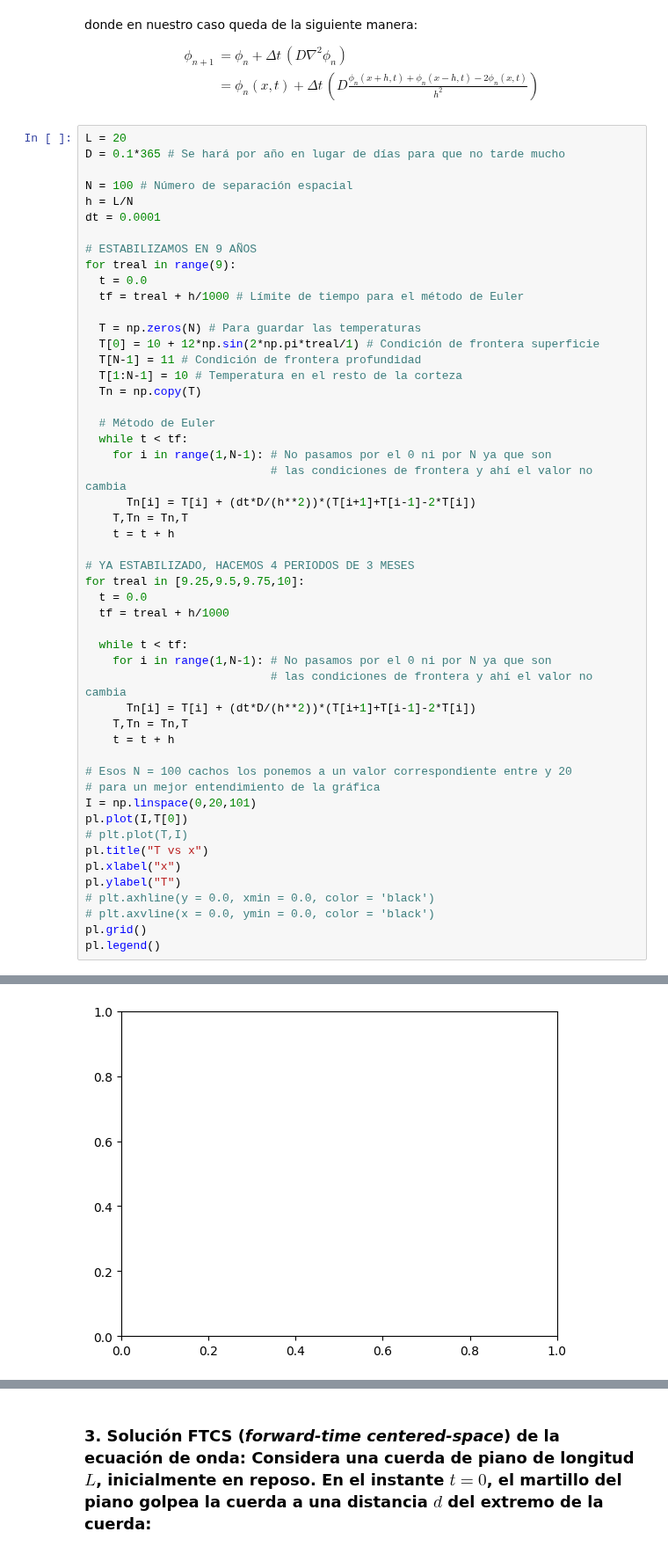
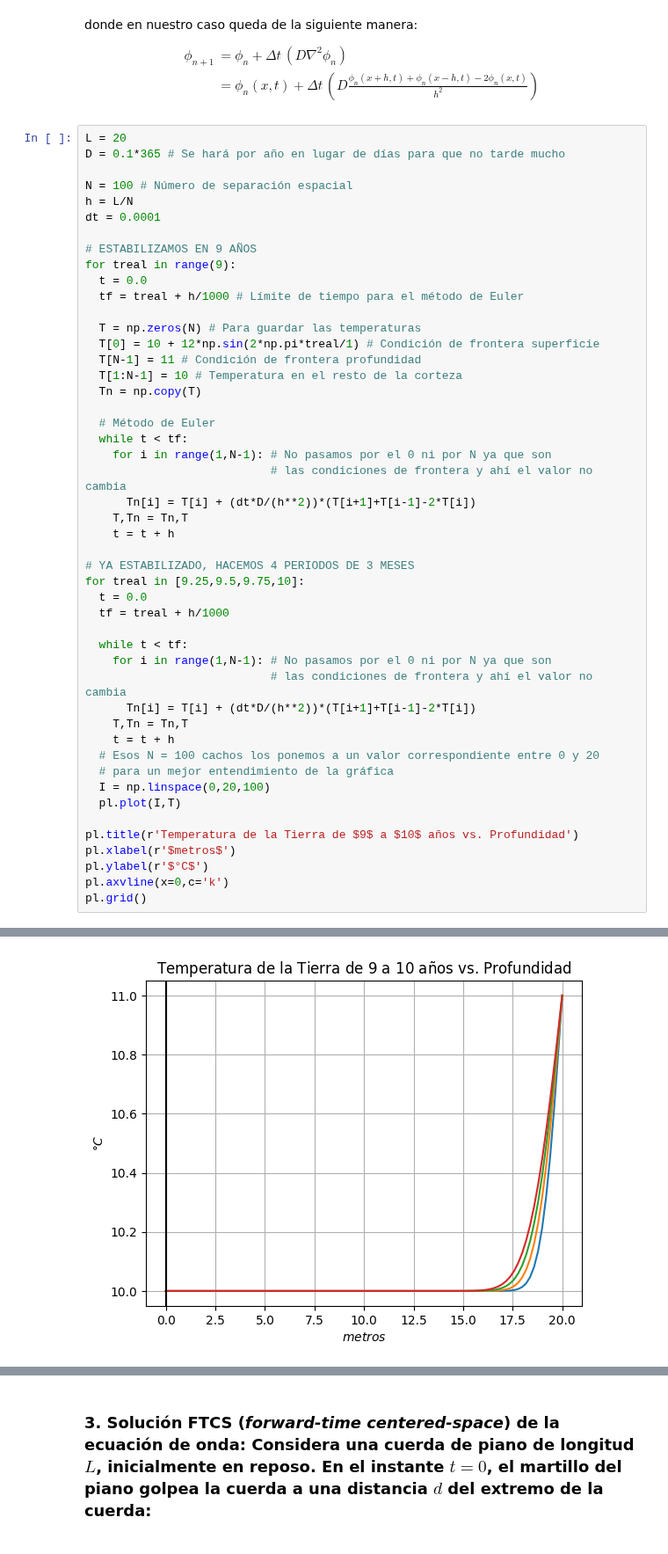
Before and after one commit to Alexi5omg/CLASE, a Jupyter notebook: Tareas/Práctica_6.ipynb, the cells around one changed output, grey strips where cells are left out. Shown at 88% size. Cells and saved outputs as stored; diff of their text form.

```diff
--- a/Tareas/Práctica_6.ipynb
+++ b/Tareas/Práctica_6.ipynb
@@ -173,17 +173,14 @@ for treal in [9.25,9.5,9.75,10]:
       Tn[i] = T[i] + (dt*D/(h**2))*(T[i+1]+T[i-1]-2*T[i])
     T,Tn = Tn,T
     t = t + h
+  # Esos N = 100 cachos los ponemos a un valor correspondiente entre 0 y 20
+  # para un mejor entendimiento de la gráfica
+  I = np.linspace(0,20,100)
+  pl.plot(I,T)
 
-# Esos N = 100 cachos los ponemos a un valor correspondiente entre y 20
-# para un mejor entendimiento de la gráfica
-I = np.linspace(0,20,101)
-pl.plot(I,T[0])
-# plt.plot(T,I)
-pl.title("T vs x")
-pl.xlabel("x")
-pl.ylabel("T")
-# plt.axhline(y = 0.0, xmin = 0.0, color = 'black')
-# plt.axvline(x = 0.0, ymin = 0.0, color = 'black')
+pl.title(r'Temperatura de la Tierra de $9$ a $10$ años vs. Profundidad')
+pl.xlabel(r'$metros$')
+pl.ylabel(r'$°C$')
+pl.axvline(x=0,c='k')
 pl.grid()
-pl.legend()
 # %% [output]
@@ -191 +187 @@ ValueError: x and y must have same first dimension, but have shapes (101,) and (
-[figure, old version]
+[figure, new version]
```
Also changed, not shown: parts of 4 cells of this notebook.
